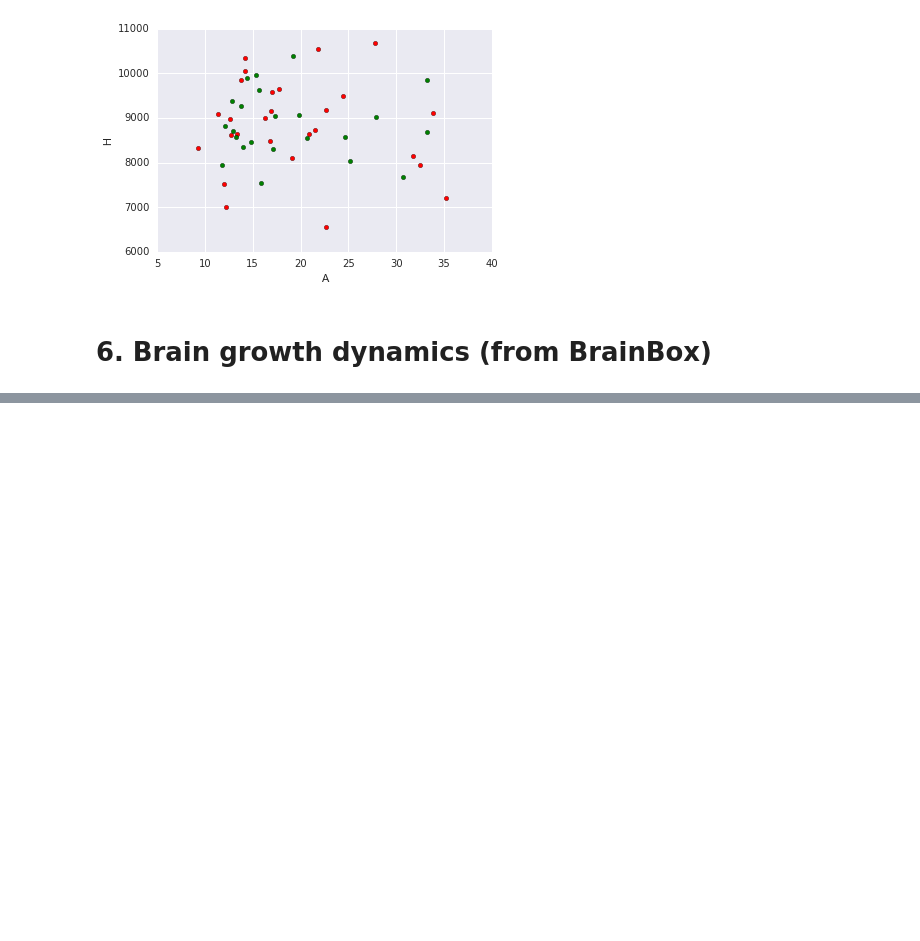
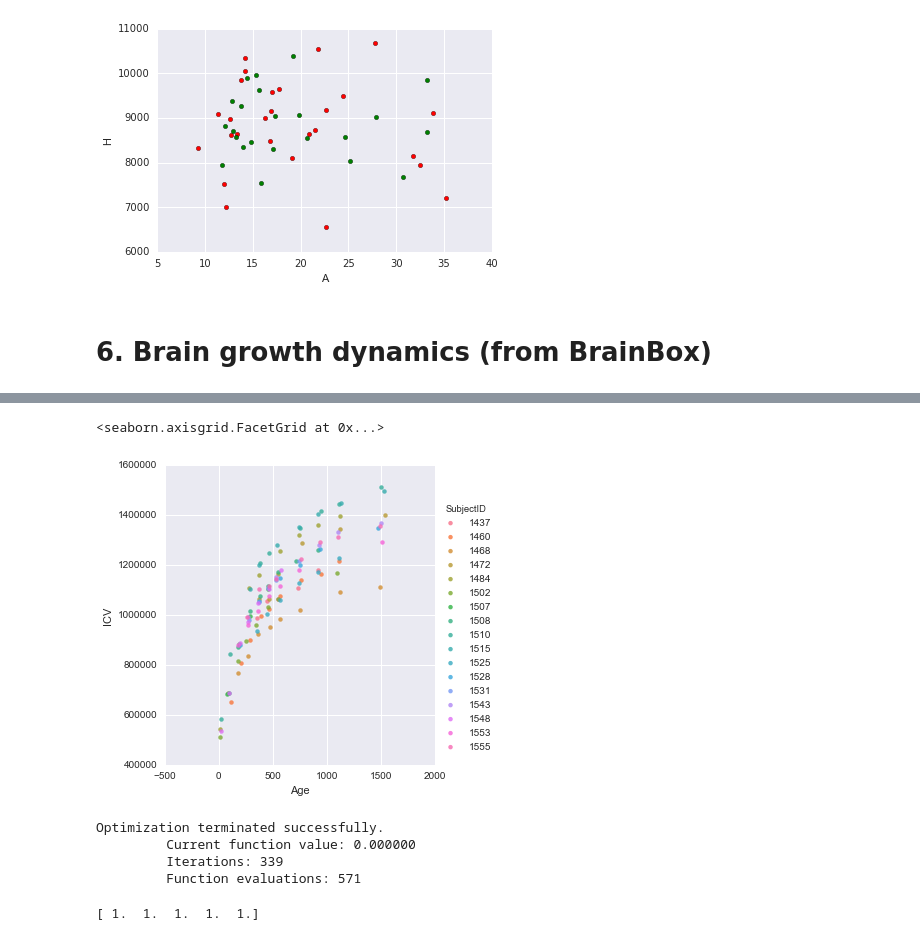
Before and after one commit to r03ert0/My-Random-Notebooks, a Jupyter notebook: Simple Neuroimaging.ipynb, the cells around one changed output, grey strips where cells are left out. Cells and saved outputs as stored; diff of their text form; code cells hidden in the pictures; blank space fills up the shorter version.

```diff
--- a/Simple Neuroimaging.ipynb
+++ b/Simple Neuroimaging.ipynb
@@ -377,0 +408,5 @@ for i in range(0,256):
+# %%
+sns.lmplot('Age', 'ICV', hue='SubjectID', data=dyn_df, fit_reg=False)
+# %% [output]
+<seaborn.axisgrid.FacetGrid at 0x...>
+[figure, added]
@@ -377,0 +422,12 @@ for i in range(0,256):
+# %%
+x0 = np.array([1.3, 0.7, 0.8, 1.9, 1.2])
+res = minimize(gompertzSurface, x0, method='nelder-mead',options={'xtol': 1e-8, 'disp': True})
+# %% [output]
+Optimization terminated successfully.
+         Current function value: 0.000000
+         Iterations: 339
+         Function evaluations: 571
+# %%
+print(res.x)
+# %% [output]
+[ 1.  1.  1.  1.  1.]
```
Also changed, not shown: parts of 22 cells of this notebook, 17 other files.
